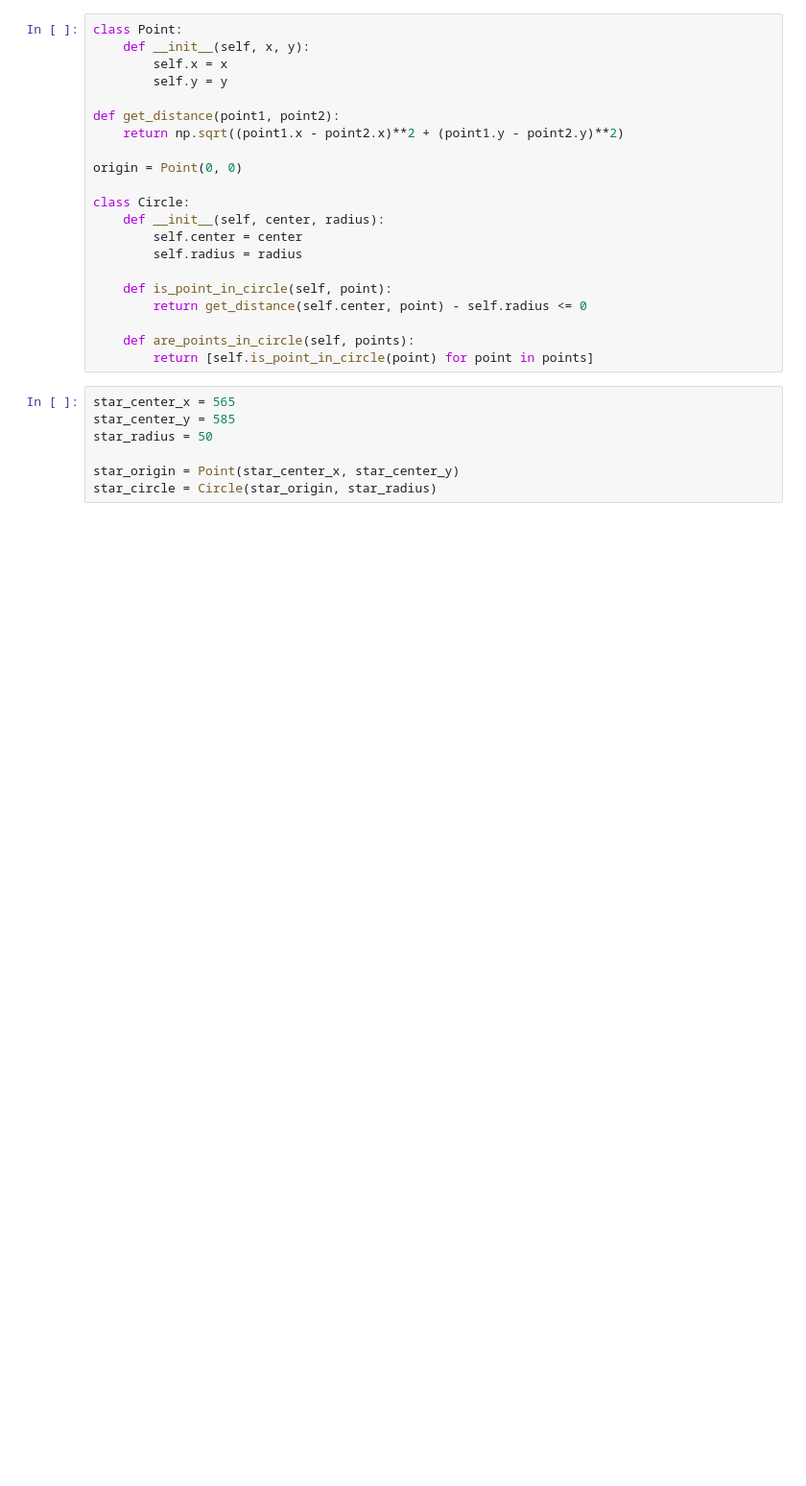
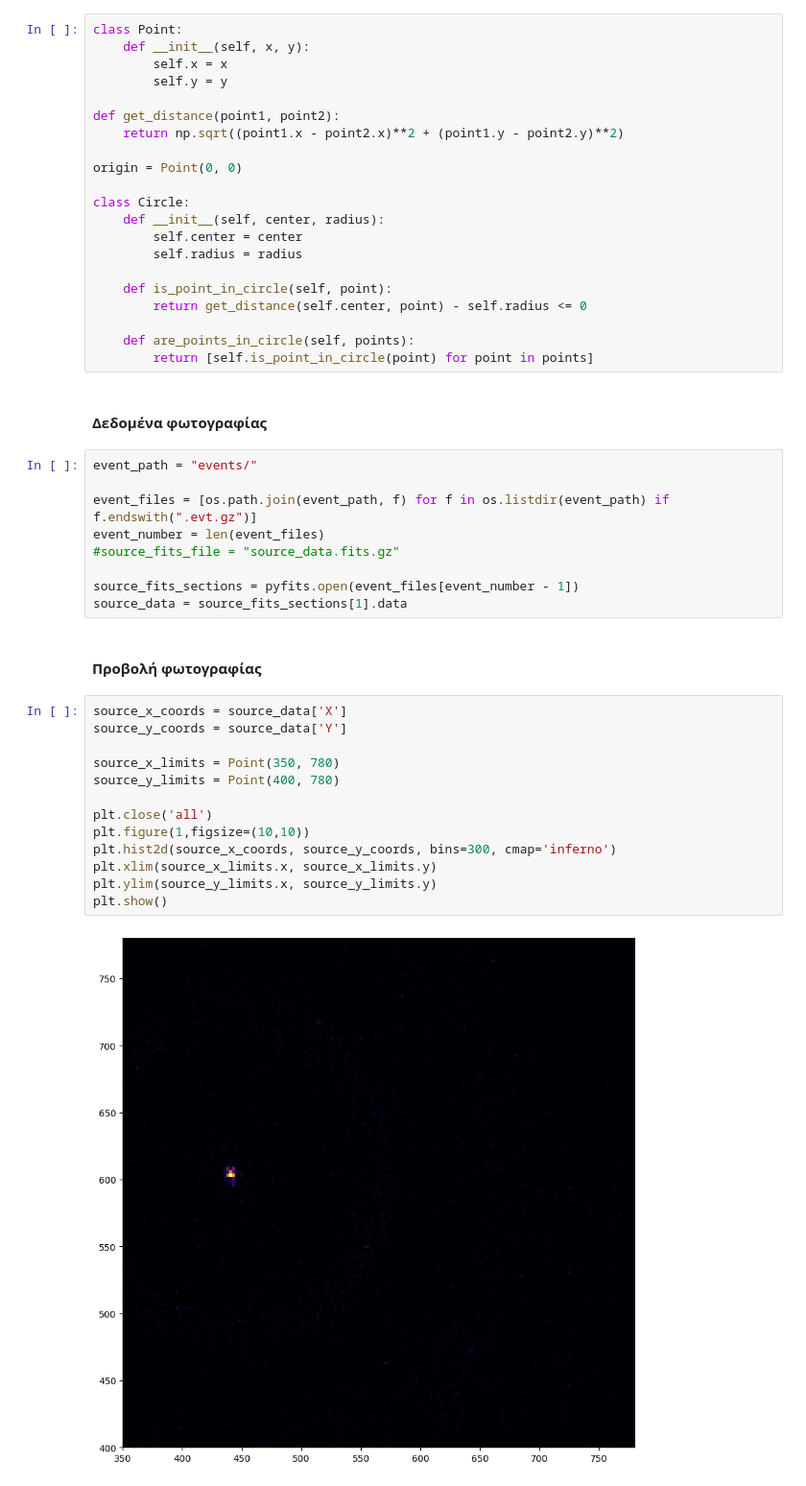
Before and after one commit to xmamalou/astrolab-team-exercise, a Jupyter notebook: thing.ipynb, the cells around one changed output. Shown: that part at 96% size. Saved outputs shown, nothing was run; the diff lists cells and outputs as text; blank space fills up the shorter version.

```diff
--- a/thing.ipynb
+++ b/thing.ipynb
@@ -51,10 +29,31 @@ class Circle:
 
     def are_points_in_circle(self, points):
         return [self.is_point_in_circle(point) for point in points]
-# %%
-star_center_x = 565
-star_center_y = 585
-star_radius = 50
-
-star_origin = Point(star_center_x, star_center_y)
-star_circle = Circle(star_origin, star_radius)
+# %% [markdown]
+#### Δεδομένα φωτογραφίας
+# %%
+event_path = "events/"
+
+event_files = [os.path.join(event_path, f) for f in os.listdir(event_path) if f.endswith(".evt.gz")]
+event_number = len(event_files)
+#source_fits_file = "source_data.fits.gz"
+
+source_fits_sections = pyfits.open(event_files[event_number - 1])
+source_data = source_fits_sections[1].data
+# %% [markdown]
+#### Προβολή φωτογραφίας
+# %%
+source_x_coords = source_data['X']
+source_y_coords = source_data['Y']
+
+source_x_limits = Point(350, 780)
+source_y_limits = Point(400, 780)
+
+plt.close('all')
+plt.figure(1,figsize=(10,10))
+plt.hist2d(source_x_coords, source_y_coords, bins=300, cmap='inferno')
+plt.xlim(source_x_limits.x, source_x_limits.y)
+plt.ylim(source_y_limits.x, source_y_limits.y)
+plt.show()
+# %% [output]
+[figure, added]
```
Also changed, not shown: parts of 7 cells of this notebook.
